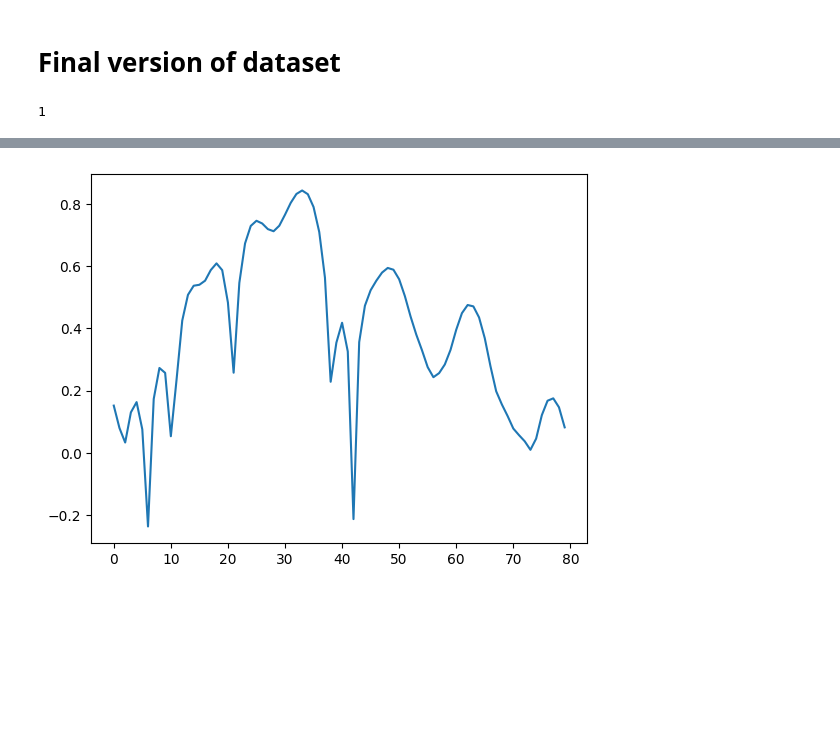
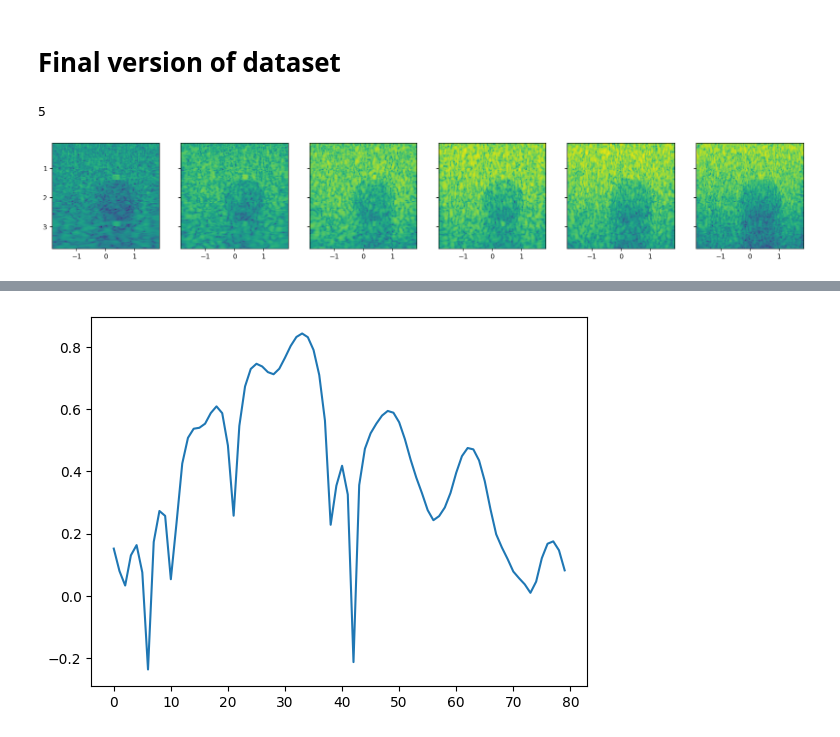
Before and after one commit to SebastianMerino/DL-Attenuation, a Jupyter notebook: testing/exploring_training.ipynb, the cells around one changed output, grey strips where cells are left out. Cells and saved outputs as stored; diff of their text form; code cells hidden in the pictures; blank space fills up the shorter version.

```diff
--- a/testing/exploring_training.ipynb
+++ b/testing/exploring_training.ipynb
@@ -34,12 +34,27 @@ class CustomDataset(Dataset):
 from torch.utils.data import DataLoader
 
 dataset = CustomDataset(train_dir)
-dataloader = DataLoader(dataset=dataset, batch_size=6, shuffle=True)
+dataloader = DataLoader(dataset=dataset, batch_size=1, shuffle=True)
 
 x,y = next(iter(dataloader))
 len(dataloader)
 # %% [output]
-1
+5
+# %%
+extent_ACS=(-1.845, 1.845, 3.751, 0.128)
+iFreq = 0
+
+fig, ax = plt.subplots(nrows = 1, ncols=6, sharex=True, sharey=True, figsize=(20,5))
+for i in range(len(ax)):
+    channel_data = x[0,10*i,:,:].squeeze().numpy()
+    ax[i].imshow(channel_data, extent=extent_ACS, vmin=-80, vmax=0)
+    # plt.clim(-40,-20)
+    # plt.colorbar(ax=ax[i])
+# cbar_ax = fig.add_axes([0.91, 0.15, 0.02, 0.7])
+
+plt.show()
+# %% [output]
+[figure, added]
 # %%
 data_vec = x.numpy().flatten()
 print(f"Mean: {data_vec.mean()}, std: {data_vec.std()}")
```
Also changed, not shown: parts of 9 cells of this notebook, 2 other files.
